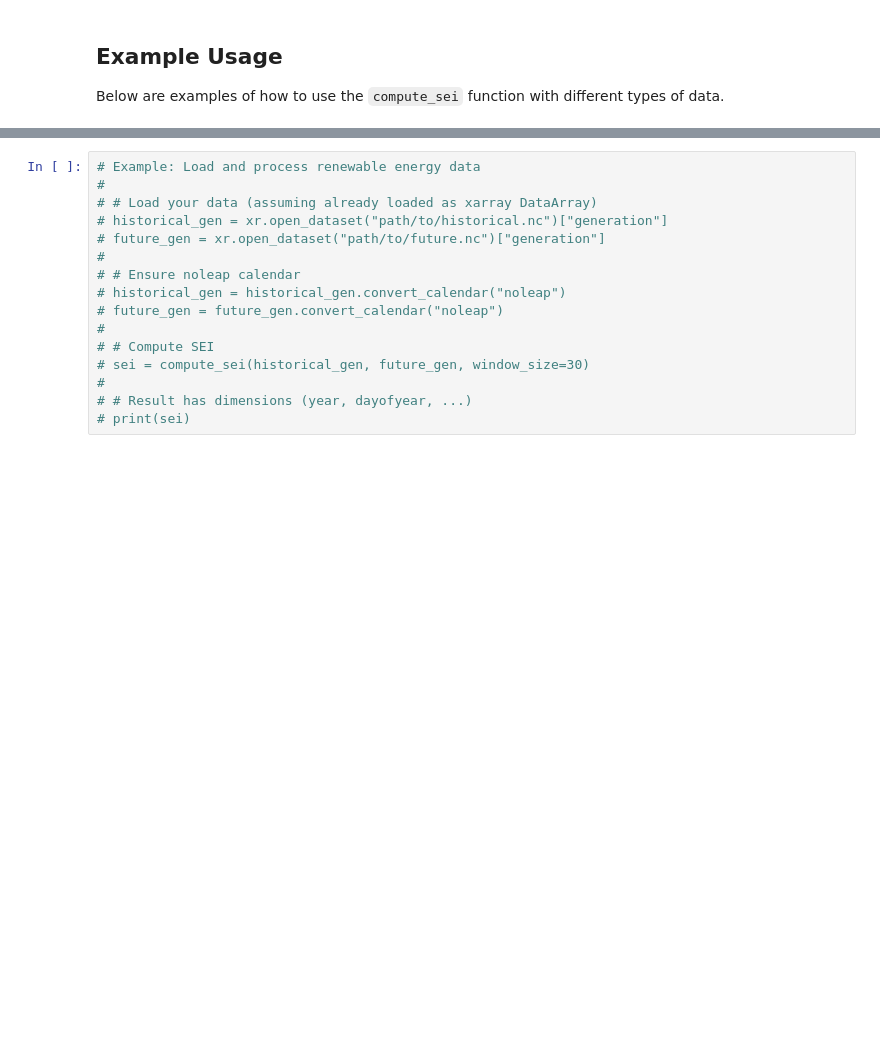
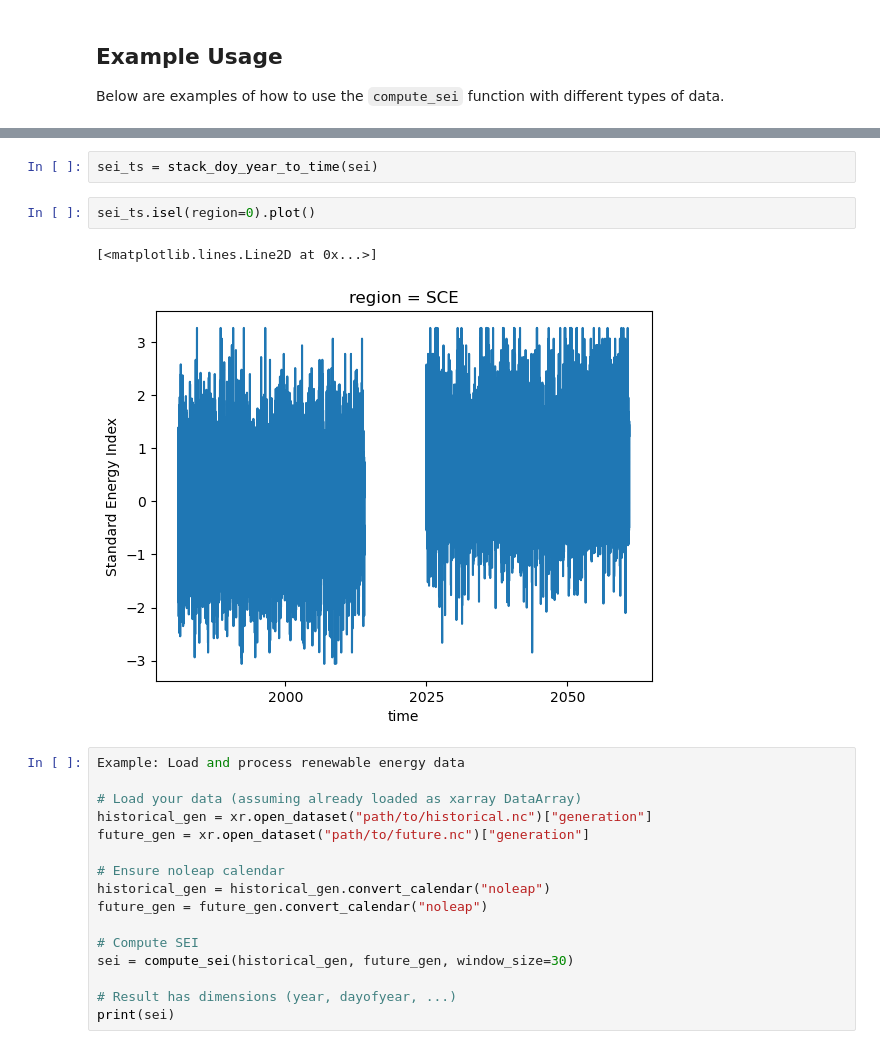
Before and after one commit to Eagle-Rock-Analytics/renewable-analysis, a Jupyter notebook: notebooks/computing_standard_energy_index/compute_standard_energy_index.ipynb, the cells around one changed output, grey strips where cells are left out. Cells and saved outputs as stored; diff of their text form; blank space fills up the shorter version.

```diff
--- a/notebooks/computing_standard_energy_index/compute_standard_energy_index.ipynb
+++ b/notebooks/computing_standard_energy_index/compute_standard_energy_index.ipynb
@@ -218,16 +93,23 @@ Below are examples of how to use the `compute_sei` function with different types
+# %%
+sei_ts = stack_doy_year_to_time(sei)
+# %%
+sei_ts.isel(region=0).plot()
+# %% [output]
+[<matplotlib.lines.Line2D at 0x...>]
+[figure, added]
 # %%
-# Example: Load and process renewable energy data
-#
-# # Load your data (assuming already loaded as xarray DataArray)
-# historical_gen = xr.open_dataset("path/to/historical.nc")["generation"]
-# future_gen = xr.open_dataset("path/to/future.nc")["generation"]
-#
-# # Ensure noleap calendar
-# historical_gen = historical_gen.convert_calendar("noleap")
-# future_gen = future_gen.convert_calendar("noleap")
-#
-# # Compute SEI
-# sei = compute_sei(historical_gen, future_gen, window_size=30)
-#
-# # Result has dimensions (year, dayofyear, ...)
-# print(sei)
+Example: Load and process renewable energy data
+
+# Load your data (assuming already loaded as xarray DataArray)
+historical_gen = xr.open_dataset("path/to/historical.nc")["generation"]
+future_gen = xr.open_dataset("path/to/future.nc")["generation"]
+
+# Ensure noleap calendar
+historical_gen = historical_gen.convert_calendar("noleap")
+future_gen = future_gen.convert_calendar("noleap")
+
+# Compute SEI
+sei = compute_sei(historical_gen, future_gen, window_size=30)
+
+# Result has dimensions (year, dayofyear, ...)
+print(sei)
```
Also changed, not shown: parts of 11 cells of this notebook, 4 other files.
